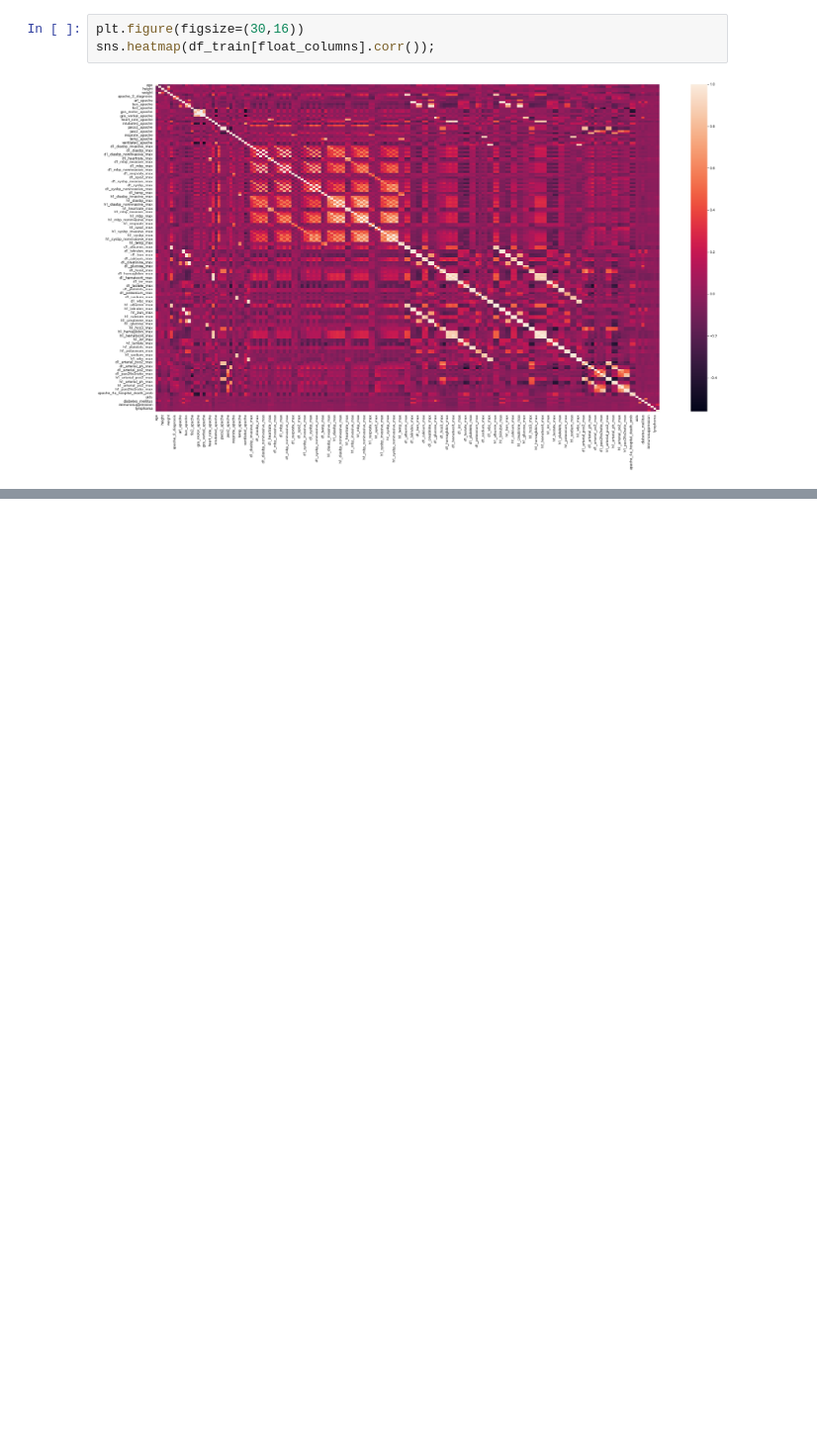
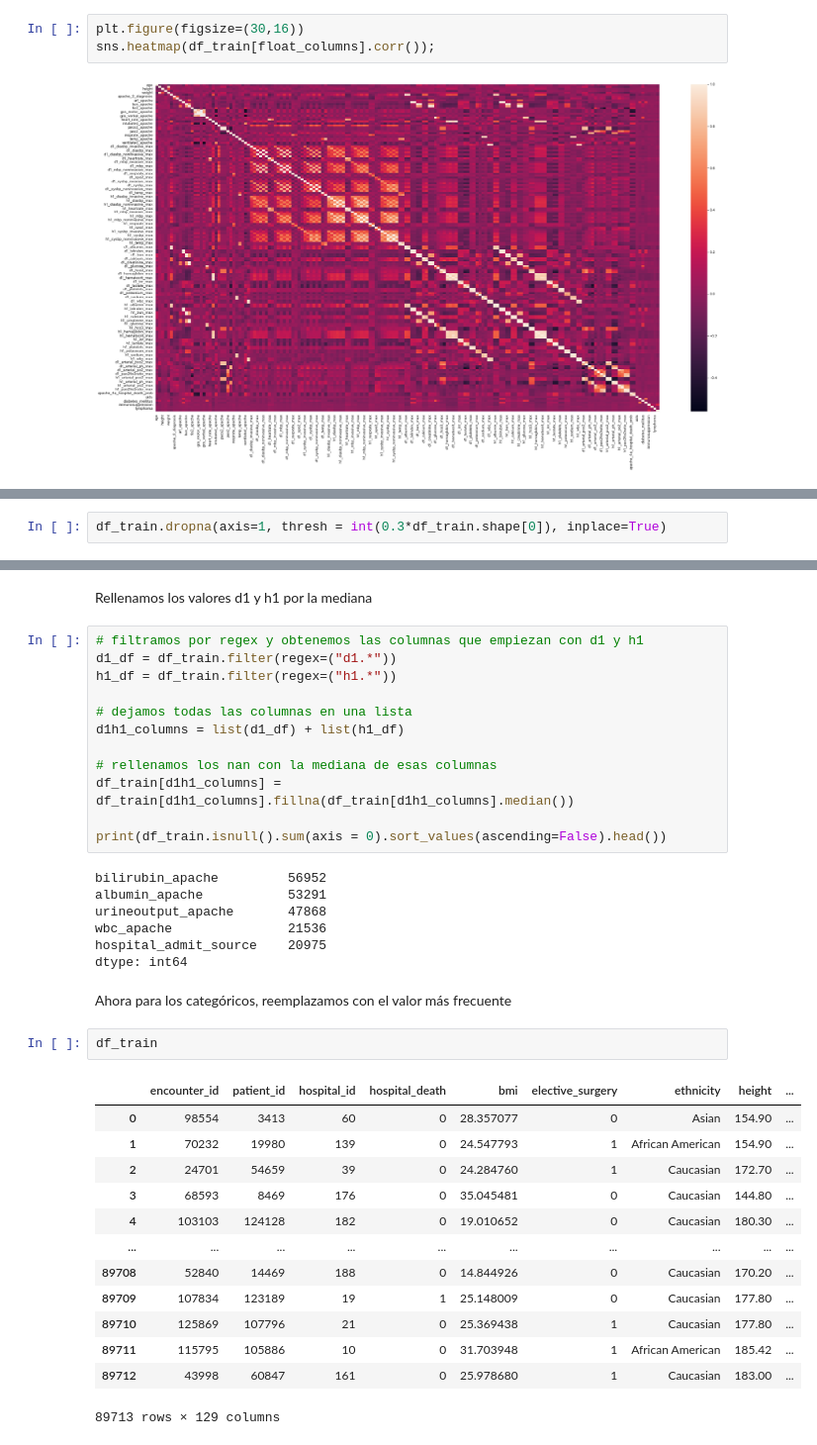
Before and after one commit to luciofondon98/Aprendizaje-Autom-tico-2022-2, a Jupyter notebook: Taller 3/[INF398]Taller3_II_2022-Lucio_Fondón.ipynb, the cells around one changed output, grey strips where cells are left out. Shown at 99% size. Cells and saved outputs as stored; diff of their text form; blank space fills up the shorter version.

```diff
--- a/Taller 3/[INF398]Taller3_II_2022-Lucio_Fondón.ipynb
+++ b/Taller 3/[INF398]Taller3_II_2022-Lucio_Fondón.ipynb
@@ -517,0 +582,2 @@ sns.heatmap(df_train[cols].corr());
+# %%
+df_train.dropna(axis=1, thresh = int(0.3*df_train.shape[0]), inplace=True)
@@ -517,0 +593,39 @@ sns.heatmap(df_train[cols].corr());
+# %% [markdown]
+Rellenamos los valores d1 y h1 por la mediana
+# %%
+# filtramos por regex y obtenemos las columnas que empiezan con d1 y h1
+d1_df = df_train.filter(regex=("d1.*"))
+h1_df = df_train.filter(regex=("h1.*"))
+
+# dejamos todas las columnas en una lista
+d1h1_columns = list(d1_df) + list(h1_df)
+
+# rellenamos los nan con la mediana de esas columnas
+df_train[d1h1_columns] = df_train[d1h1_columns].fillna(df_train[d1h1_columns].median())
+
+print(df_train.isnull().sum(axis = 0).sort_values(ascending=False).head())
+# %% [output]
+bilirubin_apache         56952
+albumin_apache           53291
+urineoutput_apache       47868
+wbc_apache               21536
+hospital_admit_source    20975
+dtype: int64
+# %% [markdown]
+Ahora para los categóricos, reemplazamos con el valor más frecuente
+# %%
+df_train
+# %% [output]
+|  | encounter_id | patient_id | hospital_id | hospital_death | bmi | elective_surgery | ethnicity | height | ... |
+| 0 | 98554 | 3413 | 60 | 0 | 28.357077 | 0 | Asian | 154.90 | ... |
+| 1 | 70232 | 19980 | 139 | 0 | 24.547793 | 1 | African American | 154.90 | ... |
+| 2 | 24701 | 54659 | 39 | 0 | 24.284760 | 1 | Caucasian | 172.70 | ... |
+| 3 | 68593 | 8469 | 176 | 0 | 35.045481 | 0 | Caucasian | 144.80 | ... |
+| 4 | 103103 | 124128 | 182 | 0 | 19.010652 | 0 | Caucasian | 180.30 | ... |
+| ... | ... | ... | ... | ... | ... | ... | ... | ... | ... |
+| 89708 | 52840 | 14469 | 188 | 0 | 14.844926 | 0 | Caucasian | 170.20 | ... |
+| 89709 | 107834 | 123189 | 19 | 1 | 25.148009 | 0 | Caucasian | 177.80 | ... |
+| 89710 | 125869 | 107796 | 21 | 0 | 25.369438 | 1 | Caucasian | 177.80 | ... |
+| 89711 | 115795 | 105886 | 10 | 0 | 31.703948 | 1 | African American | 185.42 | ... |
+| 89712 | 43998 | 60847 | 161 | 0 | 25.978680 | 1 | Caucasian | 183.00 | ... |
+89713 rows × 129 columns
```
Also changed, not shown: parts of 20 cells of this notebook.
